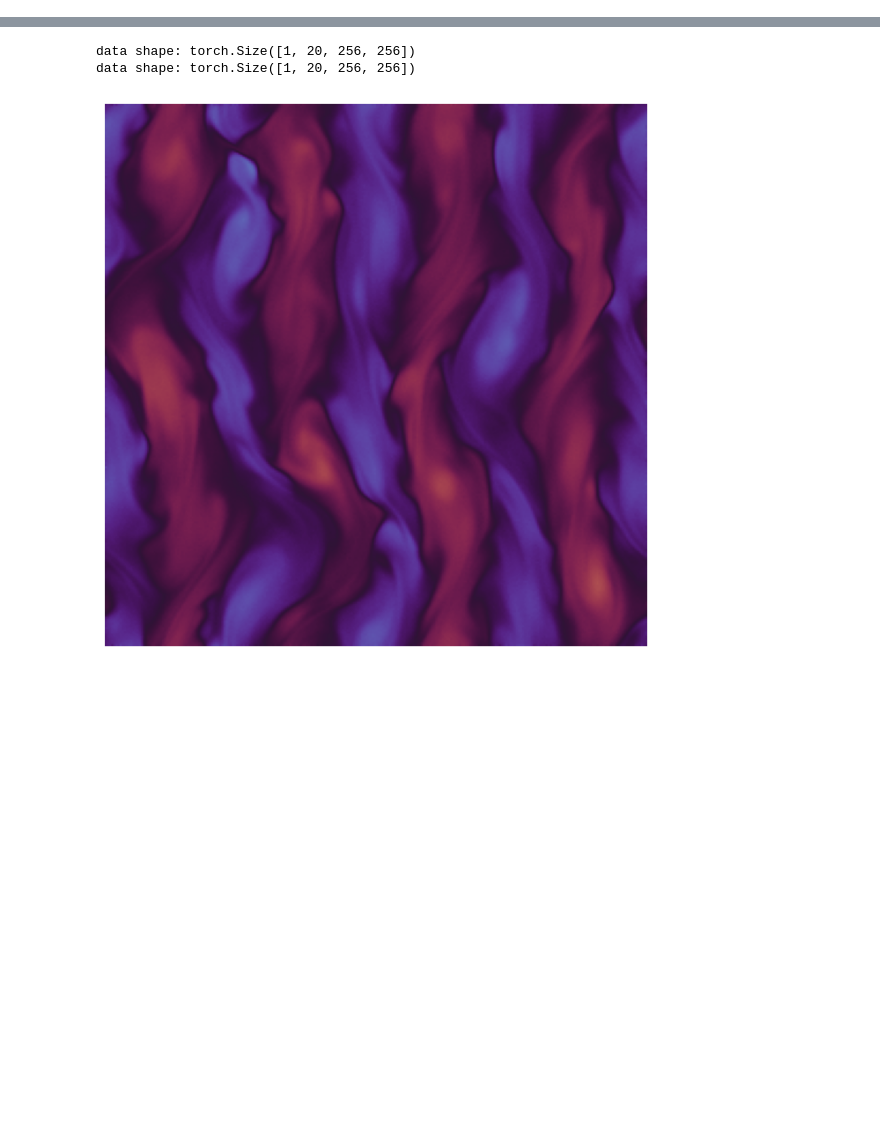
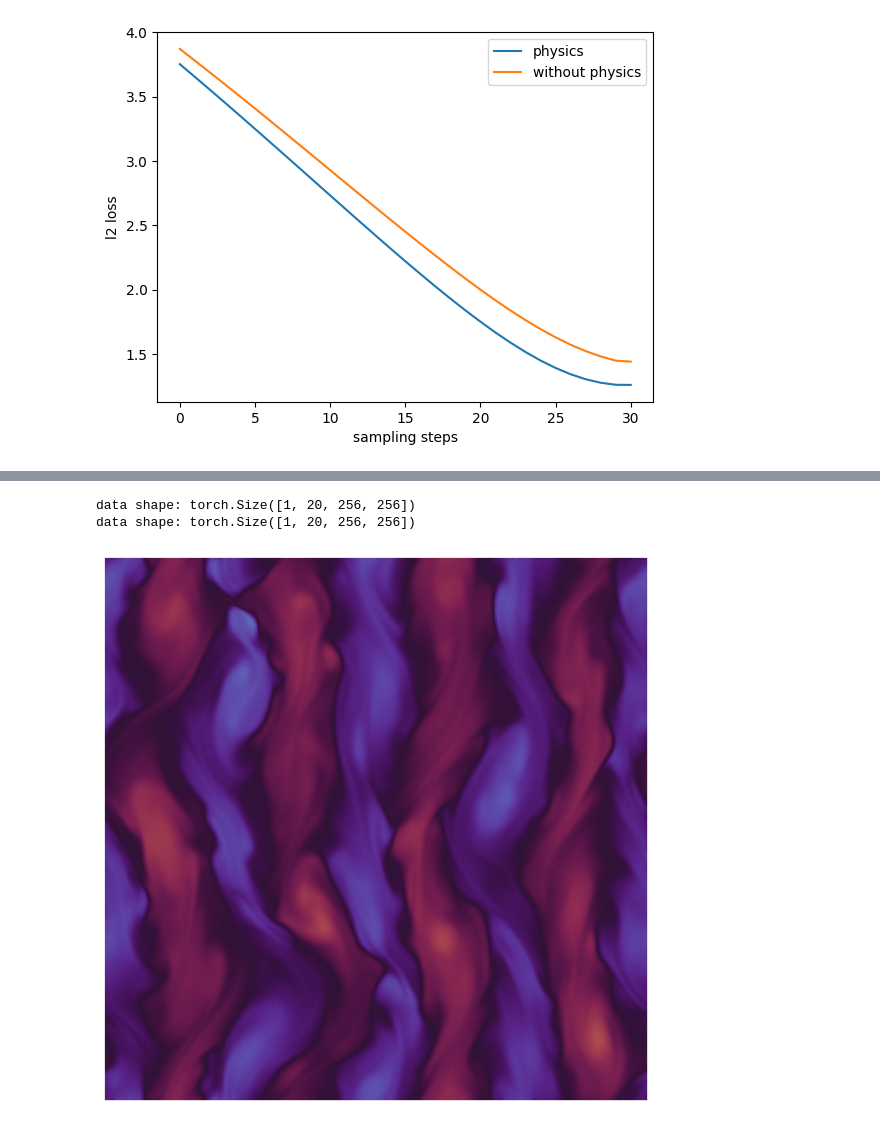
Before and after one commit to nataliepham6720/Diffusion-based-PINN, a Jupyter notebook: visualization.ipynb, the cells around one changed output, grey strips where cells are left out. Cells and saved outputs as stored; diff of their text form; code cells hidden in the pictures; blank space fills up the shorter version.

Commit message:
some visualization + dir fixed

```diff
--- a/visualization.ipynb
+++ b/visualization.ipynb
@@ -20,3 +20,11 @@ import math
 import pickle
 
 from copy import deepcopy
+# %%
+import pickle
+file = '/home/thanhngp/Diffusion-based-PINN/experiments/kmflow_re1000_rs256_ddim_log/recons_u3232_t240_r30_lam0.0/sample_batch0/metric_log_run_0_it0.pkl'
+#file = '/home/thanhngp/Diffusion-based-PINN/experiments/kmflow_re1000_rs256_ddim_recons_conditional_log/guided_recons_u3232_t240_r30_w0.0/sample_batch0/metric_log_run_0_it0.pkl'
+# Open the .pkl file for reading in binary mode
+with open(file, 'rb') as f:
+    # Load the object from the file
+    data_2 = pickle.load(f)
@@ -22,0 +34,13 @@ from copy import deepcopy
+# %%
+cpu_loss = [t.cpu().item() for t in data_2['l2 loss']]
+cpu_residual = [t.cpu().item() for t in data_2['residual loss']]
+
+# Update the data dictionary with CPU tensor values
+data_2['l2 loss'] = cpu_loss
+data_2['residual loss'] = cpu_residual
+
+# Convert dictionary to DataFrame
+df_2 = pd.DataFrame(data_2)
+
+# Print the DataFrame
+df_2.head()
@@ -22,0 +54,9 @@ from copy import deepcopy
+# %%
+plt.plot(df['l2 loss'],label='physics')
+plt.plot(df_2['l2 loss'],label='without physics')
+plt.ylabel('l2 loss')
+plt.xlabel('sampling steps')
+plt.legend()
+plt.show()
+# %% [output]
+[figure, added]
```
Also changed, not shown: parts of 5 cells of this notebook, 3 other files.
